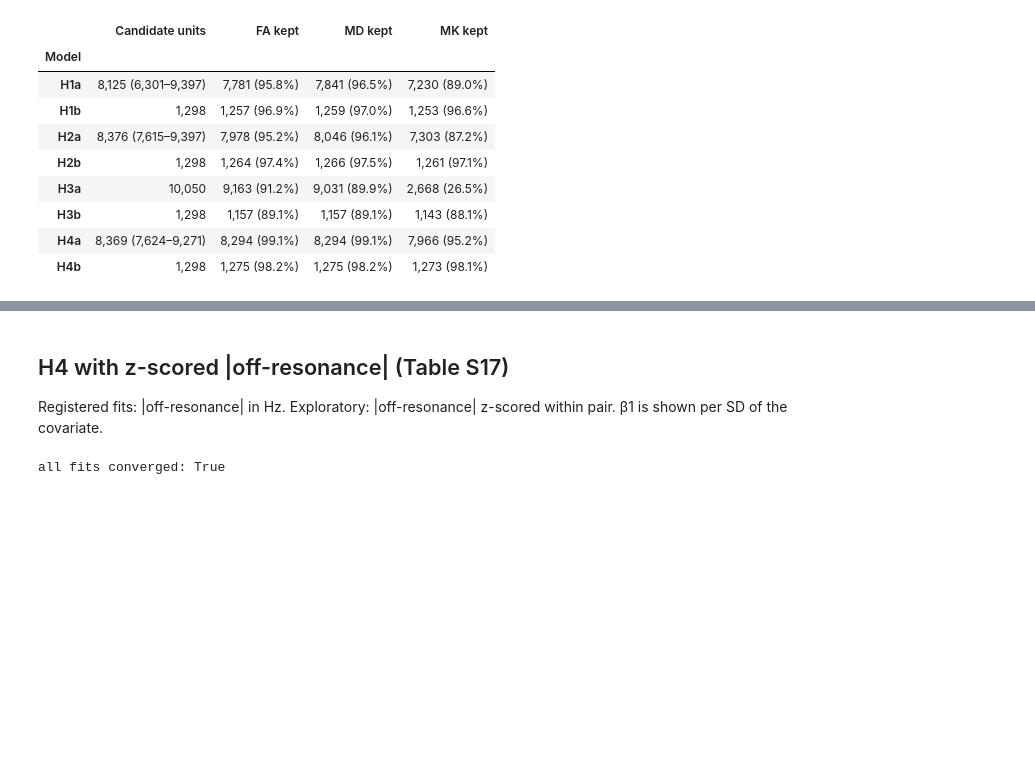
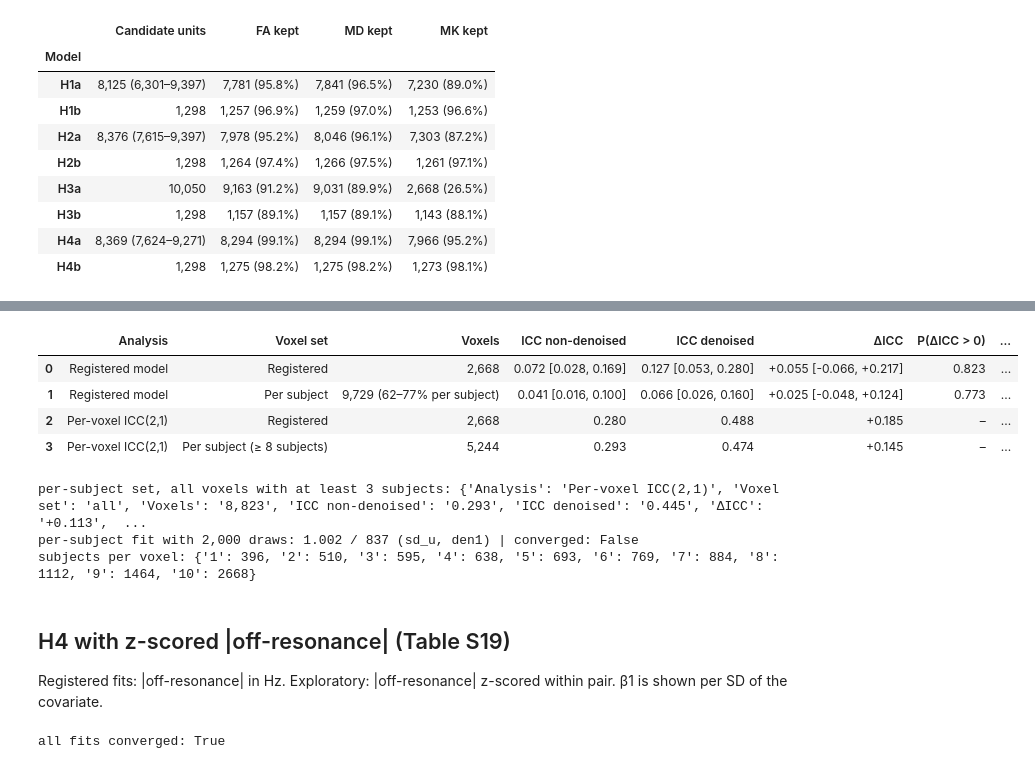
Before and after one commit to SPMIC-UoN/harmonisation-with-denoising, a Jupyter notebook: stage2/results/Sensitivity.ipynb, the cells around one changed output, grey strips where cells are left out. Drawn from its saved outputs; the diff is of its cells as text; code cells hidden in the pictures; blank space fills up the shorter version.

```diff
--- a/stage2/results/Sensitivity.ipynb
+++ b/stage2/results/Sensitivity.ipynb
@@ -89,5 +220,77 @@ H3a – MK voxel-wise x4 draws 0.072 [0.028, 0.169] 0.127 [0.053, 0.280] +0.055
+# %%
+import warnings
+
+
+def model_row(name, d, voxels):
+    r = json.loads((d / "H3a_MK_delta_icc.json").read_text())
+    cv = pd.read_csv(d / "convergence_all.csv")
+    cv = cv[cv.job.str.startswith("H3a_MK_") & cv.param.isin(INFER)].sort_values("ess_bulk").iloc[0]
+    return {"Analysis": "Registered model", "Voxel set": name, "Voxels": voxels,
+            "ICC non-denoised": icc_ci(d, "MK", "den0"), "ICC denoised": icc_ci(d, "MK", "den1"),
+            "ΔICC": f"{r['mean_delta']:+.3f} [{r['q2_5']:+.3f}, {r['q97_5']:+.3f}]", "P(ΔICC > 0)": f"{r['p_delta_gt0']:.3f}",
+            "Voxels with ΔICC > 0": "–", "R-hat / ESS": f"{cv.rhat:.3f} / {cv.ess_bulk:,.0f} ({cv.param}, {cv.job[-4:]})",
+            "converged": bool(r["converged"])}
+
+
+def cube(path):
+    """(2 arms, units, subjects, scanners) from an H3 input table; NaN where a subject does not contribute a unit."""
+    t = pd.read_csv(path, usecols=["subject", "scanner", "unit", "den", "y_raw"])
+    u, s, c = (np.sort(t[k].unique()) for k in ("unit", "subject", "scanner"))
+    y = np.full((2, u.size, s.size, c.size), np.nan)
+    y[t.den, np.searchsorted(u, t.unit), np.searchsorted(s, t.subject), np.searchsorted(c, t.scanner)] = t.y_raw
+    return y
+
+
+def icc21_rows(x):
+    """ICC(2,1) per unit on the complete subject rows only (as in H3.ipynb). x: (units, n, k)."""
+    k = x.shape[2]
+    ok = np.isfinite(x).all(axis=2)
+    n = ok.sum(axis=1).astype(float)
+    x = np.where(ok[..., None], x, np.nan)
+    with warnings.catch_warnings(), np.errstate(invalid="ignore", divide="ignore"):
+        warnings.simplefilter("ignore", RuntimeWarning)
+        g = np.nanmean(x, axis=(1, 2), keepdims=True)
+        rm, cm = np.nanmean(x, axis=2, keepdims=True), np.nanmean(x, axis=1, keepdims=True)
+        msr = k * np.nansum((rm - g) ** 2, axis=(1, 2)) / (n - 1)
+        msc = n * np.nansum((cm - g) ** 2, axis=(1, 2)) / (k - 1)
+        mse = np.nansum((x - rm - cm + g) ** 2, axis=(1, 2)) / ((n - 1) * (k - 1))
+        return (msr - mse) / (msr + (k - 1) * mse + k * (msc - mse) / n), n
+
+
+def icc_row(name, path, min_sub):
+    y = cube(path)
+    i0, n = icc21_rows(y[0])
+    i1, _ = icc21_rows(y[1])
+    sel = n >= min_sub
+    dd = i1[sel] - i0[sel]
+    return {"Analysis": "Per-voxel ICC(2,1)", "Voxel set": name, "Voxels": f"{sel.sum():,}",
+            "ICC non-denoised": f"{np.median(i0[sel]):.3f}", "ICC denoised": f"{np.median(i1[sel]):.3f}",
+            "ΔICC": f"{np.median(dd):+.3f}", "P(ΔICC > 0)": "–", "Voxels with ΔICC > 0": f"{100 * (dd > 0).mean():.1f}%",
+            "R-hat / ESS": "–"}
+
+
+ps = json.loads((A / "inputs_h3a_mk_persubject" / "counts.json").read_text())
+pct = ps["kept_per_subject_pct"].values()
+tab = [model_row("Registered", A / "results_extended_x4", "2,668"),
+       model_row("Per subject", A / "results_h3a_mk_persubject_x4", f"{ps['units_in_any_subject']:,} ({min(pct):.0f}–{max(pct):.0f}% per subject)"),
+       icc_row("Registered", A / "inputs" / "h3a_MK.csv.gz", 10),
+       icc_row("Per subject (≥ 8 subjects)", A / "inputs_h3a_mk_persubject" / "h3a_MK.csv.gz", 8)]
+display(pd.DataFrame(tab))
+print("per-subject set, all voxels with at least 3 subjects:", icc_row("all", A / "inputs_h3a_mk_persubject" / "h3a_MK.csv.gz", 3))
+print("per-subject fit with 2,000 draws:", model_row("Per subject, 2,000 draws", A / "results_h3a_mk_persubject", "")["R-hat / ESS"],
+      "| converged:", model_row("", A / "results_h3a_mk_persubject", "")["converged"])
+print("subjects per voxel:", ps["units_by_n_subjects"])
+# %% [output]
+|  | Analysis | Voxel set | Voxels | ICC non-denoised | ICC denoised | ΔICC | P(ΔICC > 0) | ... |
+| 0 | Registered model | Registered | 2,668 | 0.072 [0.028, 0.169] | 0.127 [0.053, 0.280] | +0.055 [-0.066, +0.217] | 0.823 | ... |
+| 1 | Registered model | Per subject | 9,729 (62–77% per subject) | 0.041 [0.016, 0.100] | 0.066 [0.026, 0.160] | +0.025 [-0.048, +0.124] | 0.773 | ... |
+| 2 | Per-voxel ICC(2,1) | Registered | 2,668 | 0.280 | 0.488 | +0.185 | – | ... |
+| 3 | Per-voxel ICC(2,1) | Per subject (≥ 8 subjects) | 5,244 | 0.293 | 0.474 | +0.145 | – | ... |
+per-subject set, all voxels with at least 3 subjects: {'Analysis': 'Per-voxel ICC(2,1)', 'Voxel set': 'all', 'Voxels': '8,823', 'ICC non-denoised': '0.293', 'ICC denoised': '0.445', 'ΔICC': '+0.113',  ...
+per-subject fit with 2,000 draws: 1.002 / 837 (sd_u, den1) | converged: False
+subjects per voxel: {'1': 396, '2': 510, '3': 595, '4': 638, '5': 693, '6': 769, '7': 884, '8': 1112, '9': 1464, '10': 2668}
 # %% [markdown]
-## H4 with z-scored |off-resonance| (Table S17)
+## H4 with z-scored |off-resonance| (Table S19)
 
 Registered fits: |off-resonance| in Hz. Exploratory: |off-resonance| z-scored within pair. β1 is shown per SD of the covariate.
 # %%
```
Also changed, not shown: parts of 14 cells of this notebook, 13 other files.
